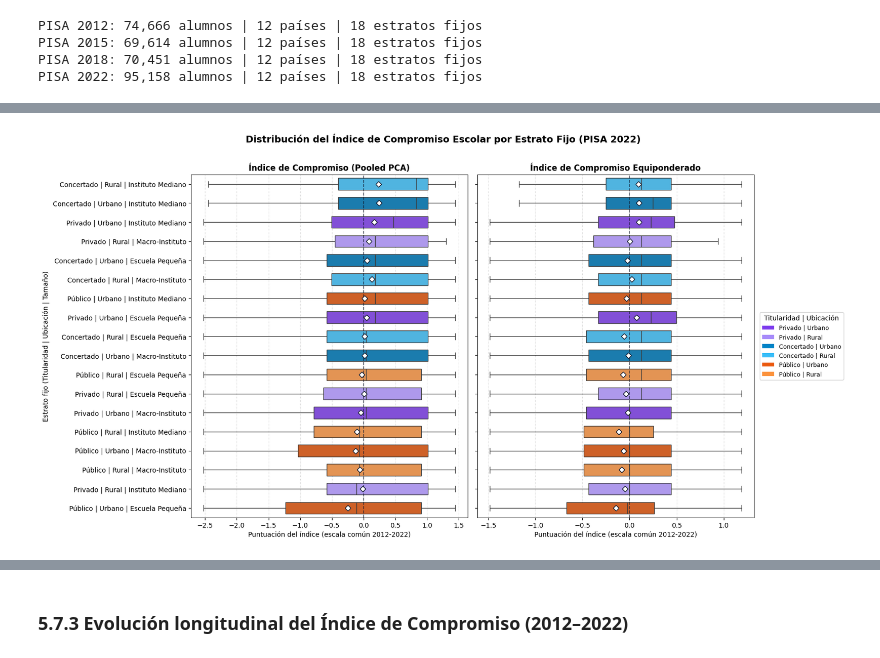
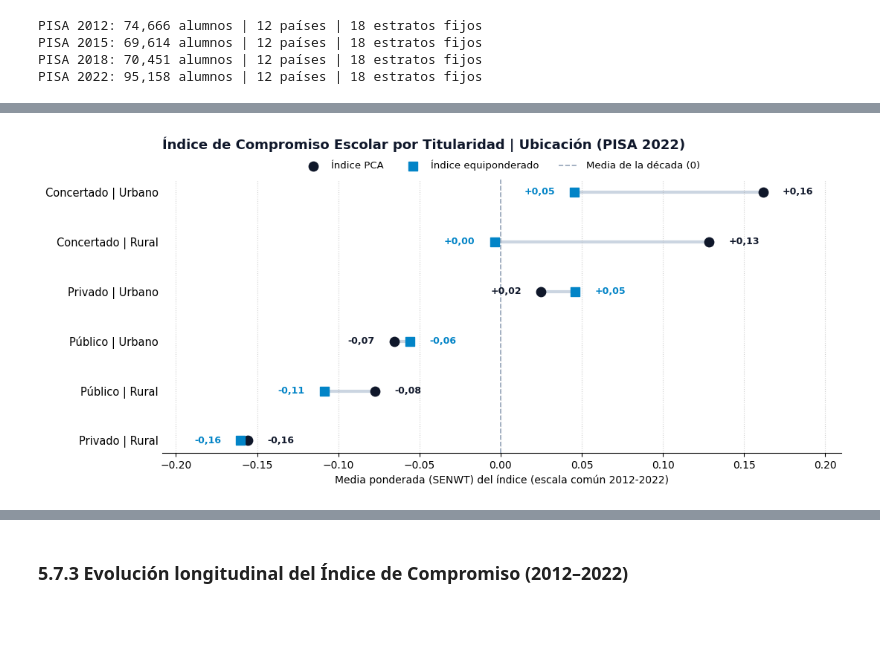
Before and after one commit to musero55/tfm_data_science, a Jupyter notebook: notebooks/fase_1_data_ingestion_eda/01_EDA_indice_de_compromiso.ipynb, the cells around one changed output, grey strips where cells are left out. Cells and saved outputs as stored; diff of their text form; code cells hidden in the pictures; blank space fills up the shorter version.

Commit message:
Cambios en gráficas y explicaciones del índice de compromiso

```diff
--- a/notebooks/fase_1_data_ingestion_eda/01_EDA_indice_de_compromiso.ipynb
+++ b/notebooks/fase_1_data_ingestion_eda/01_EDA_indice_de_compromiso.ipynb
@@ -137,7 +142,7 @@ diccionario_indicadores = {
 
 def construir_skipping(serie_dia_completo, serie_clases_sueltas):
     """
-    Índice dicotómico de absentismo (SKIPPING).
+    Índice de absentismo (SKIPPING).
     0 = 'Ninguna vez' en los dos ítems | 1 = al menos una falta en alguno de ellos.
     Solo queda como NaN cuando faltan las dos respuestas.
     """
@@ -1635,58 +1734,67 @@ Utilizamos la edición 2022 como ejemplo principal para examinar cómo se distri
 # %%
-# Tabla de 2022 y orden de los estratos fijos por mediana del índice PCA
+# Tabla de 2022 para comparar los 6 grupos Titularidad | Ubicación
 df_indice_2022 = tablas_compromiso_edicion[2022]
 
-orden_estratos_2022 = (
-    df_indice_2022.groupby('PERFIL_DESC')['Indice_Compromiso']
-    .median()
-    .sort_values(ascending=False)
-    .index
-    .tolist()
+# Media ponderada (SENWT) de ambos índices y número de alumnos en cada grupo
+filas_medias = []
+for grupo, datos_grupo in df_indice_2022.groupby('TIPO_UBI'):
+    fila = {'TIPO_UBI': grupo, 'Alumnos': len(datos_grupo)}
+    for columna in indices_finales:
+        validos = datos_grupo[[columna, 'SENWT']].dropna()
+        fila[columna] = np.average(validos[columna], weights=validos['SENWT'])
+    filas_medias.append(fila)
+
+# Orden de los grupos por la media del índice PCA (mayor compromiso arriba)
+tabla_medias_2022 = (
+    pd.DataFrame(filas_medias)
+    .set_index('TIPO_UBI')
+    .sort_values('Indice_Compromiso', ascending=False)
 )
+posiciones = range(len(tabla_medias_2022))
 
-# Color de cada estrato fijo según su grupo Titularidad | Ubicación
-grupo_por_estrato = df_indice_2022.drop_duplicates('PERFIL_DESC').set_index('PERFIL_DESC')['TIPO_UBI']
-paleta_estratos = {estrato: paleta_tipo_ubi[grupo_por_estrato[estrato]] for estrato in orden_estratos_2022}
+fig, ax = plt.subplots(figsize=(11, 5))
 
-fig, axes = plt.subplots(1, 2, figsize=(17, 8.5), sharey=True)
+# Línea que une ambos índices en cada grupo
+ax.hlines(posiciones, tabla_medias_2022[indices_finales].min(axis=1), tabla_medias_2022[indices_finales].max(axis=1),
+          color='#cbd5e1', linewidth=3, zorder=1)
 
-config_boxplots = [
-    (axes[0], 'Indice_Compromiso', 'Índice de Compromiso (Pooled PCA)'),
-    (axes[1], 'Indice_Compromiso_Equiponderado', 'Índice de Compromiso Equiponderado'),
+config_indices = [
+    ('Indice_Compromiso', 'Índice PCA', '#0f172a', 'o'),
+    ('Indice_Compromiso_Equiponderado', 'Índice equiponderado', '#0284c7', 's'),
 ]
+for columna, etiqueta, color, marcador in config_indices:
+    medias = tabla_medias_2022[columna]
+    ax.scatter(medias, posiciones, color=color, marker=marcador, s=80, zorder=3, label=etiqueta)
 
-for ax, columna, titulo in config_boxplots:
-    sns.boxplot(
-        data=df_indice_2022, x=columna, y='PERFIL_DESC',
-        hue='PERFIL_DESC', palette=paleta_estratos, legend=False,
-        order=orden_estratos_2022, showfliers=False, width=0.62,
-        showmeans=True,
-        meanprops={'marker': 'D', 'markerfacecolor': 'white', 'markeredgecolor': '#0f172a', 'markersize': 6},
-        ax=ax,
-    )
-    ax.axvline(0, color='#0f172a', linestyle='--', linewidth=1.2, alpha=0.7)
-    ax.set_title(titulo, fontsize=12, fontweight='bold')
-    ax.set_xlabel('Puntuación del índice (escala común 2012-2022)')
-    ax.set_ylabel('')
-    ax.grid(True, axis='x', linestyle=':', alpha=0.6)
+# Etiquetas: el valor más alto a la derecha y el más bajo a la izquierda
+for y, (_, fila) in zip(posiciones, tabla_medias_2022.iterrows()):
+    columna_derecha = fila[indices_finales].astype(float).idxmax()
+    for columna, _, color, _ in config_indices:
+        desplazamiento, alineacion = (0.012, 'left') if columna == columna_derecha else (-0.012, 'right')
+        # Redondeo previo (+ 0.0) para no mostrar "-0,00"
+        ax.text(fila[columna] + desplazamiento, y, f'{round(fila[columna], 2) + 0.0:+.2f}'.replace('.', ','),
+                ha=alineacion, va='center', fontsize=9, fontweight='bold', color=color)
 
-axes[0].set_ylabel('Estrato fijo (Titularidad | Ubicación | Tamaño)')
+ax.axvline(0, color='#94a3b8', linestyle='--', linewidth=1.2, label='Media de la década (0)')
 
-# Leyenda manual con los 6 grupos Titularidad | Ubicación
-from matplotlib.patches import Patch
-leyenda_grupos = [Patch(facecolor=paleta_tipo_ubi[g], label=g) for g in orden_tipo_ubi]
-axes[1].legend(handles=leyenda_grupos, title='Titularidad | Ubicación', loc='center left', bbox_to_anchor=(1.01, 0.5), fontsize=9)
+ax.set_yticks(list(posiciones))
+ax.set_yticklabels(tabla_medias_2022.index, fontsize=10.5)
+ax.invert_yaxis()
+ax.tick_params(axis='y', length=0)
+ax.set_xlabel('Media ponderada (SENWT) del índice (escala común 2012-2022)')
+ax.margins(x=0.15)
+ax.grid(True, axis='x', linestyle=':', alpha=0.6)
+for borde in ['top', 'right', 'left']:
+    ax.spines[borde].set_visible(False)
+ax.legend(loc='lower center', bbox_to_anchor=(0.5, 1.0), ncol=3, frameon=False, fontsize=9.5)
 
-plt.suptitle('Distribución del Índice de Compromiso Escolar por Estrato Fijo (PISA 2022)', fontsize=14, fontweight='bold', y=1.01)
+ax.set_title('Índice de Compromiso Escolar por Titularidad | Ubicación (PISA 2022)', loc='left',
+             fontsize=13, fontweight='bold', color='#0f172a', pad=30)
 plt.tight_layout()
 plt.show()
 
 # Resumen numérico por grupo Titularidad | Ubicación
-print('Media y mediana del índice por grupo Titularidad | Ubicación en PISA 2022:')
-display(
-    df_indice_2022.groupby('TIPO_UBI')[indices_finales]
-    .agg(['mean', 'median'])
-    .loc[orden_tipo_ubi]
-)
+print('Media ponderada de ambos índices por grupo Titularidad | Ubicación en PISA 2022:')
+display(tabla_medias_2022.round(3))
 # %% [output]
-[figure, old version]
+[figure, new version]
```
Also changed, not shown: parts of 31 cells of this notebook.
